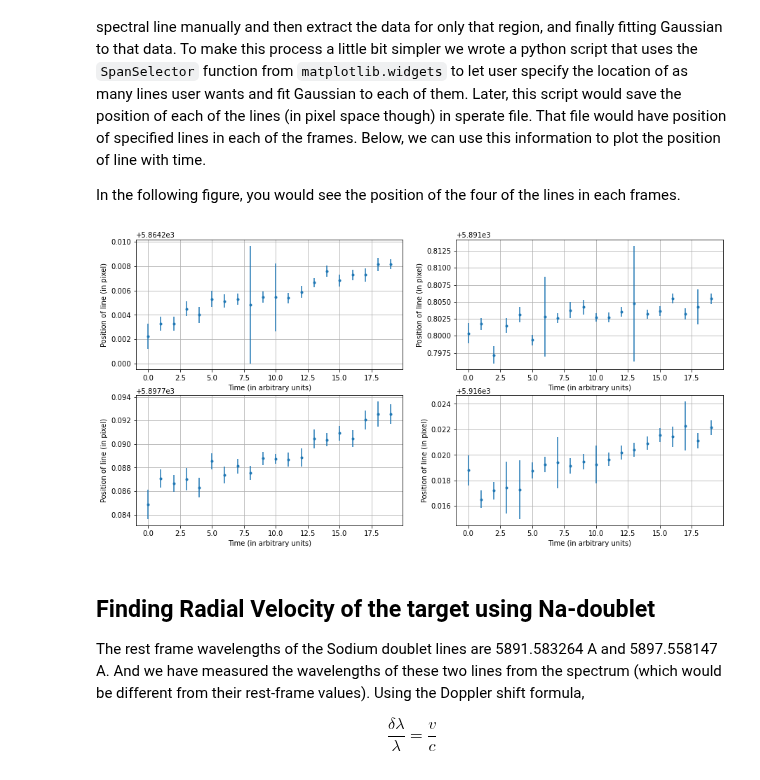
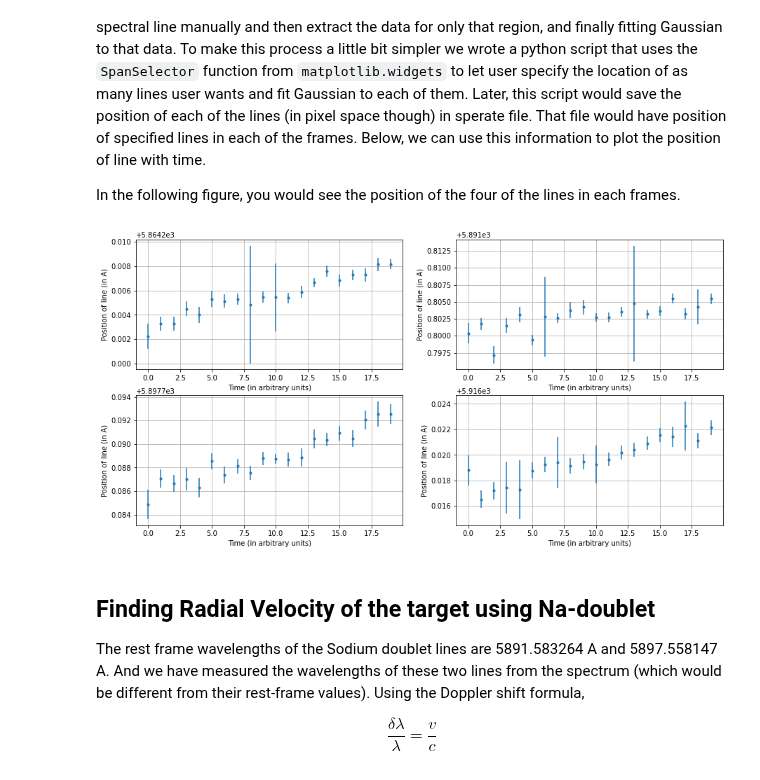
Before and after one commit to Jayshil/Data_Analysis, a Jupyter notebook: Radial_Velocity/rv_analysis.ipynb, the cells around one changed output. Saved outputs shown, nothing was run; the diff lists cells and outputs as text; code cells hidden in the pictures.

Commit message:
Changed y label of the figure

```diff
--- a/Radial_Velocity/rv_analysis.ipynb
+++ b/Radial_Velocity/rv_analysis.ipynb
@@ -20,27 +20,27 @@ import utils as utl
 # %%
 pos1, pos2, pos3, pos4 = np.loadtxt(os.getcwd() + '/Results/Line_pos.dat', usecols=(0,1,2,3), unpack=True)
 pos1_var, pos2_var, pos3_var, pos4_var = np.loadtxt(os.getcwd() + '/Results/Line_pos_err.dat', usecols=(0,1,2,3), unpack=True)
 pos1_err, pos2_err, pos3_err, pos4_err = np.sqrt(pos1_var), np.sqrt(pos2_var), np.sqrt(pos3_var), np.sqrt(pos4_var)
 
 fig0, axs = plt.subplots(nrows=2, ncols=2, figsize=(15, 7.5))
 axs[0,0].errorbar(np.arange(len(pos1)), pos1, yerr=pos1_err, fmt='.')
 axs[0,0].set_xlabel('Time (in arbitrary units)')
-axs[0,0].set_ylabel('Position of line (in pixel)')
+axs[0,0].set_ylabel('Position of line (in A)')
 axs[0,0].grid()
 axs[0,1].errorbar(np.arange(len(pos2)), pos2, yerr=pos2_err, fmt='.')
 axs[0,1].set_xlabel('Time (in arbitrary units)')
-axs[0,1].set_ylabel('Position of line (in pixel)')
+axs[0,1].set_ylabel('Position of line (in A)')
 axs[0,1].grid()
 axs[1,0].errorbar(np.arange(len(pos3)), pos3, yerr=pos3_err, fmt='.')
 axs[1,0].set_xlabel('Time (in arbitrary units)')
-axs[1,0].set_ylabel('Position of line (in pixel)')
+axs[1,0].set_ylabel('Position of line (in A)')
 axs[1,0].grid()
 axs[1,1].errorbar(np.arange(len(pos4)), pos4, yerr=pos4_err, fmt='.')
 axs[1,1].set_xlabel('Time (in arbitrary units)')
-axs[1,1].set_ylabel('Position of line (in pixel)')
+axs[1,1].set_ylabel('Position of line (in A)')
 axs[1,1].grid()
 # %% [output]
-[figure, old version]
+[figure, new version]
 # %% [markdown]
 ## Finding Radial Velocity of the target using Na-doublet
 
```
